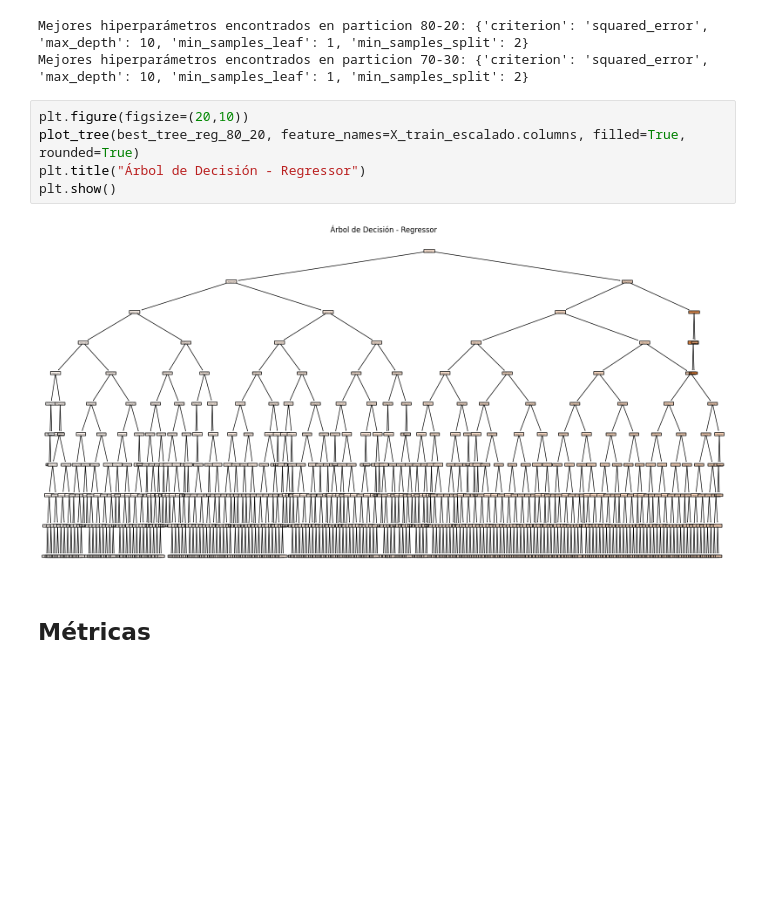
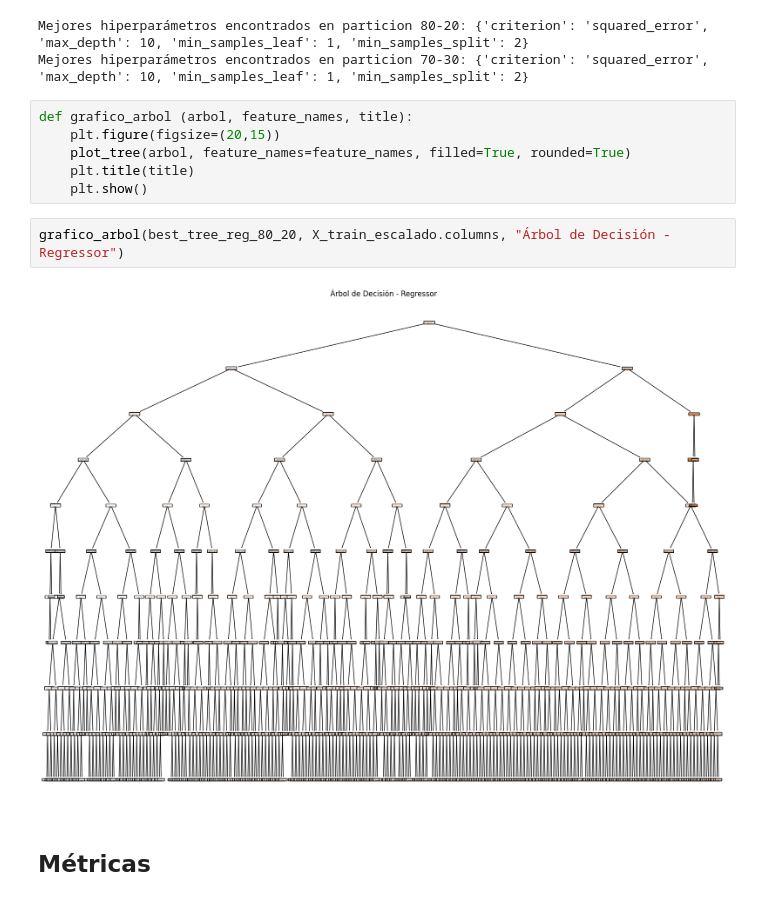
Before and after one commit to Kabarou/TP2_Mineria, a Jupyter notebook: tp2_mineria.ipynb, the cells around one changed output. Drawn from its saved outputs; the diff is of its cells as text; blank space fills up the shorter version.

```diff
--- a/tp2_mineria.ipynb
+++ b/tp2_mineria.ipynb
@@ -232,12 +232,15 @@ print("Mejores hiperparámetros encontrados en particion 70-30:", grid_search_70
 Mejores hiperparámetros encontrados en particion 80-20: {'criterion': 'squared_error', 'max_depth': 10, 'min_samples_leaf': 1, 'min_samples_split': 2}
 Mejores hiperparámetros encontrados en particion 70-30: {'criterion': 'squared_error', 'max_depth': 10, 'min_samples_leaf': 1, 'min_samples_split': 2}
 # %%
-plt.figure(figsize=(20,10))
-plot_tree(best_tree_reg_80_20, feature_names=X_train_escalado.columns, filled=True, rounded=True)
-plt.title("Árbol de Decisión - Regressor")
-plt.show()
+def grafico_arbol (arbol, feature_names, title):
+    plt.figure(figsize=(20,15))
+    plot_tree(arbol, feature_names=feature_names, filled=True, rounded=True)
+    plt.title(title)
+    plt.show()
-# %% [output]
-[figure, removed]
+# %%
+grafico_arbol(best_tree_reg_80_20, X_train_escalado.columns, "Árbol de Decisión - Regressor")
+# %% [output]
+[figure, added]
 # %% [markdown]
 ## Métricas
 # %%
```
Also changed, not shown: parts of 23 cells of this notebook.
